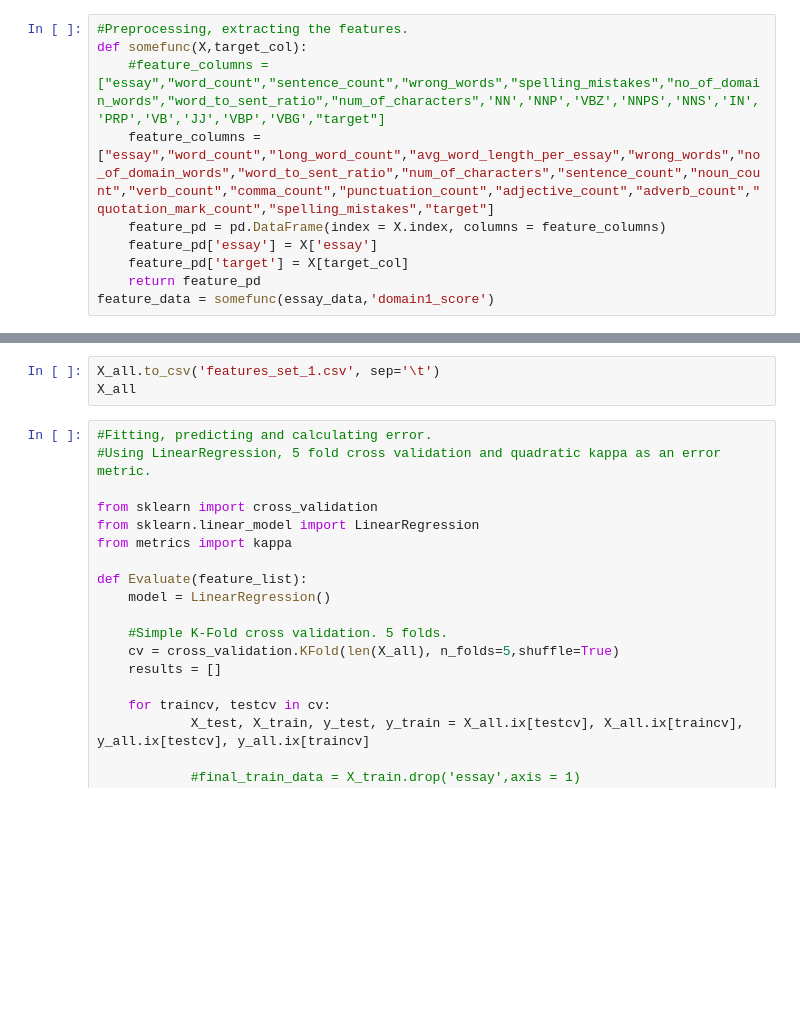
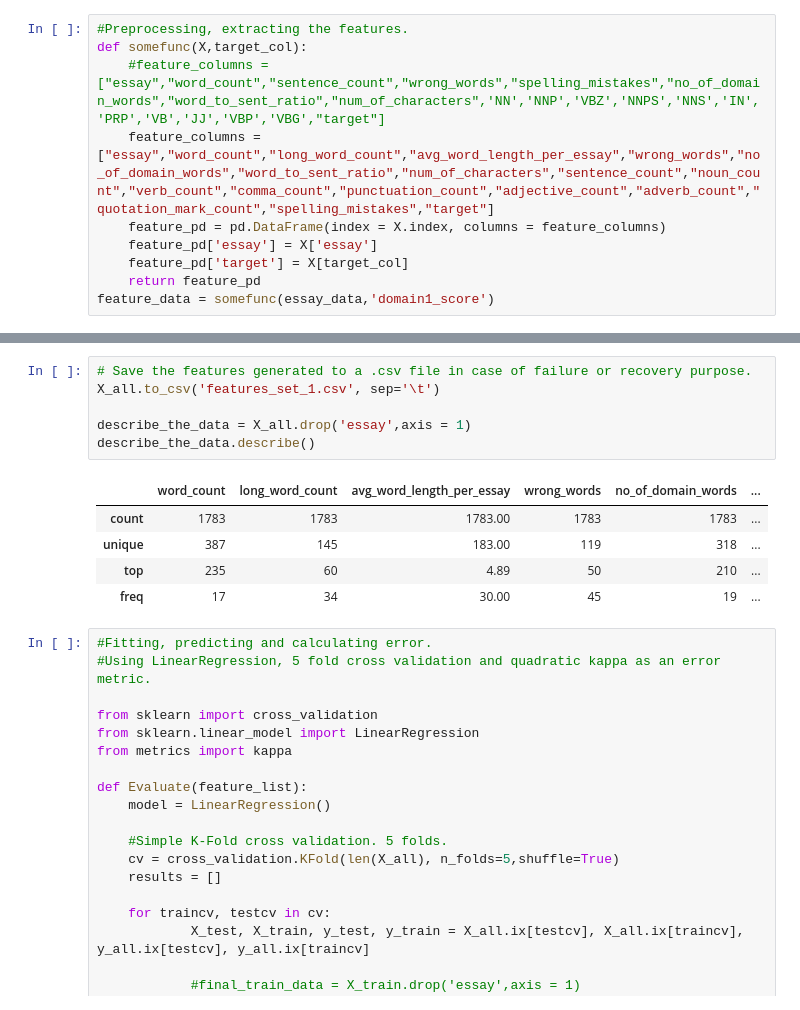
Before and after one commit to vasu5235/Kaggle-Automated-Essay-Checking-System, a Jupyter notebook: aes.ipynb, the cells around one changed output, grey strips where cells are left out. Drawn from its saved outputs; the diff is of its cells as text; blank space fills up the shorter version.

```diff
--- a/aes.ipynb
+++ b/aes.ipynb
@@ -198,6 +169,15 @@ GenerateFeatures(X_all)
-# %%
-X_all.to_csv('features_set_1.csv', sep='\t')
-X_all
+# %%
+# Save the features generated to a .csv file in case of failure or recovery purpose.
+X_all.to_csv('features_set_1.csv', sep='\t')
+
+describe_the_data = X_all.drop('essay',axis = 1)
+describe_the_data.describe()
+# %% [output]
+|  | word_count | long_word_count | avg_word_length_per_essay | wrong_words | no_of_domain_words | ... |
+| count | 1783 | 1783 | 1783.00 | 1783 | 1783 | ... |
+| unique | 387 | 145 | 183.00 | 119 | 318 | ... |
+| top | 235 | 60 | 4.89 | 50 | 210 | ... |
+| freq | 17 | 34 | 30.00 | 45 | 19 | ... |
 # %%
 #Fitting, predicting and calculating error.
 #Using LinearRegression, 5 fold cross validation and quadratic kappa as an error metric.
```
Also changed, not shown: parts of 20 cells of this notebook, 10 other files.
